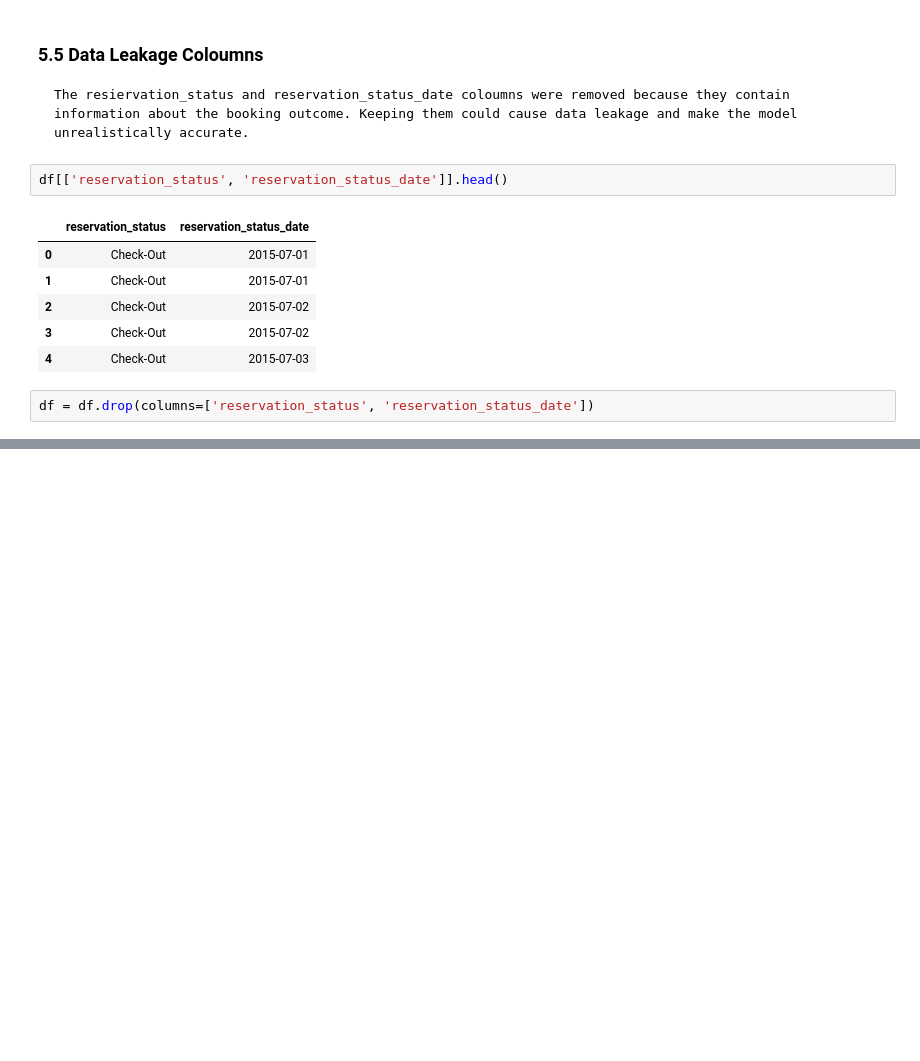
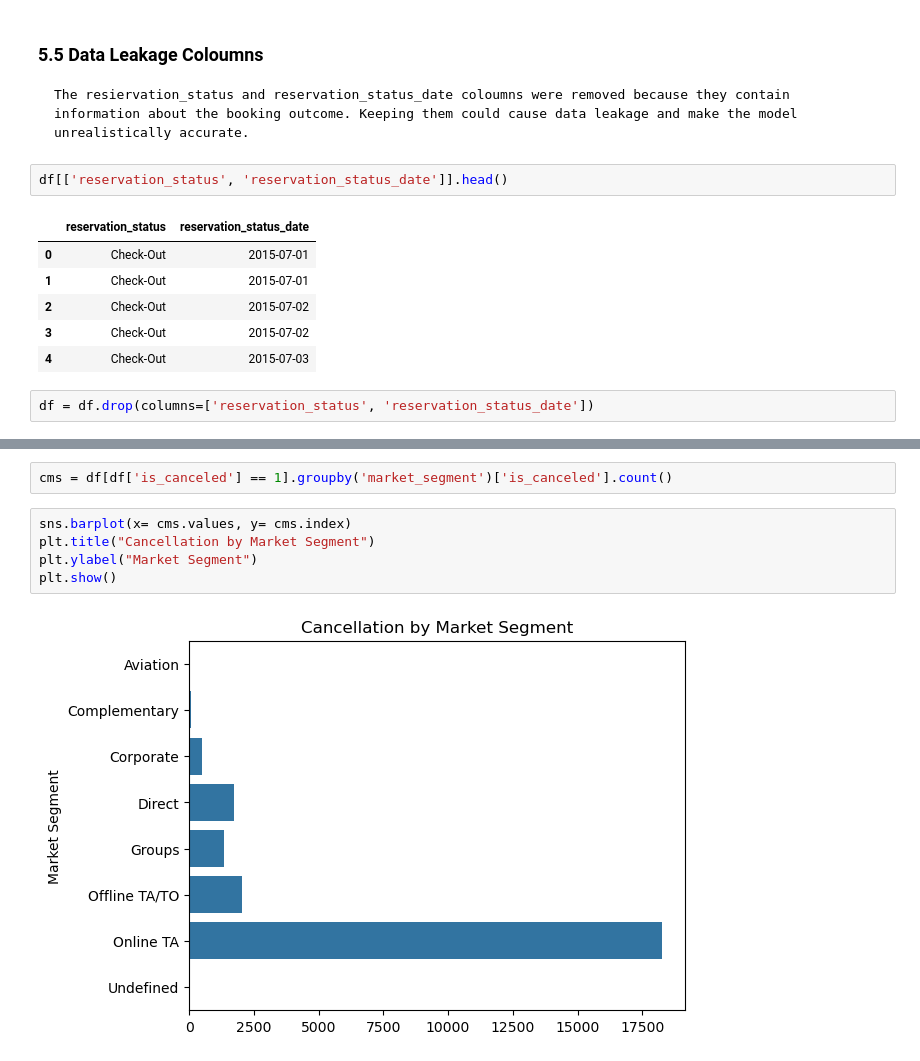
Before and after one commit to ChaitanyaGirase/Hotel_Booking_Cancellation_Prediction, a Jupyter notebook: notebook/hotel_booking_analysis.ipynb, the cells around one changed output, grey strips where cells are left out. Saved outputs shown, nothing was run; the diff lists cells and outputs as text; blank space fills up the shorter version.

```diff
--- a/notebook/hotel_booking_analysis.ipynb
+++ b/notebook/hotel_booking_analysis.ipynb
@@ -183,0 +230,9 @@ df = df.drop(columns=['reservation_status', 'reservation_status_date'])
+# %%
+cms = df[df['is_canceled'] == 1].groupby('market_segment')['is_canceled'].count()
+# %%
+sns.barplot(x= cms.values, y= cms.index)
+plt.title("Cancellation by Market Segment")
+plt.ylabel("Market Segment")
+plt.show()
+# %% [output]
+[figure, added]
```
Also changed, not shown: parts of 35 cells of this notebook, 1 other file.
